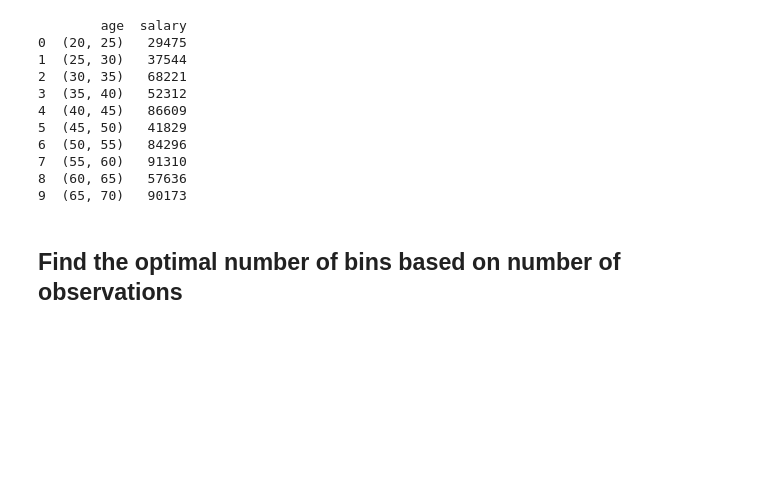
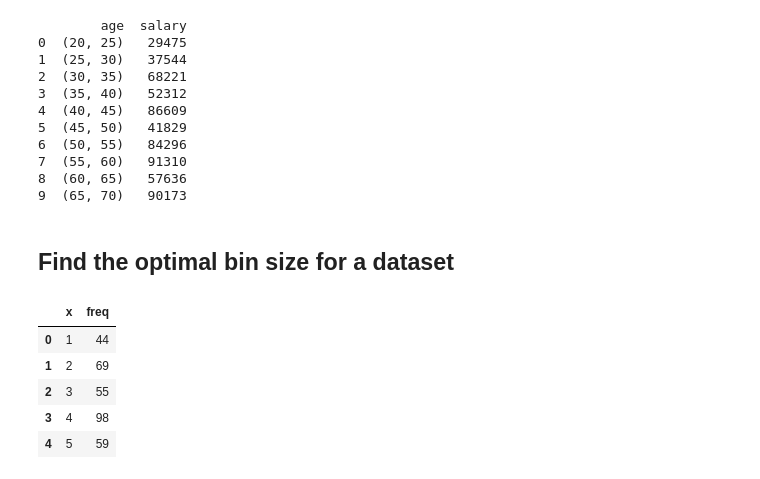
Before and after one commit to AnujaNamboodiri/Statistics, a Jupyter notebook: measures_of_central_tendency.ipynb, the cells around one changed output. Cells and saved outputs as stored; diff of their text form; code cells hidden in the pictures; blank space fills up the shorter version.

```diff
--- a/measures_of_central_tendency.ipynb
+++ b/measures_of_central_tendency.ipynb
@@ -95,5 +96,24 @@ print(grouped_data)
 7  (55, 60)   91310
 8  (60, 65)   57636
 9  (65, 70)   90173
-# %% [markdown]
-## Find the optimal number of bins based on number of observations
+# %% [markdown]
+## Find the optimal bin size for a dataset
+# %%
+# Sample dataset with n observations
+
+def sample (no_of_observations):
+    x = list(range(1,no_of_observations+1))
+    freq = np.random.randint(1,100,no_of_observations)
+    sample = {x[i]: freq[i] for i in range(len(x))}
+    sample_df = pd.DataFrame(sample.items(), columns=['x', 'freq'])
+    return sample_df
+
+sample_df = sample(no_of_observations=100)
+sample_df.head(5)
+# %% [output]
+|  | x | freq |
+| 0 | 1 | 44 |
+| 1 | 2 | 69 |
+| 2 | 3 | 55 |
+| 3 | 4 | 98 |
+| 4 | 5 | 59 |
```
Also changed, not shown: parts of 6 cells of this notebook.
